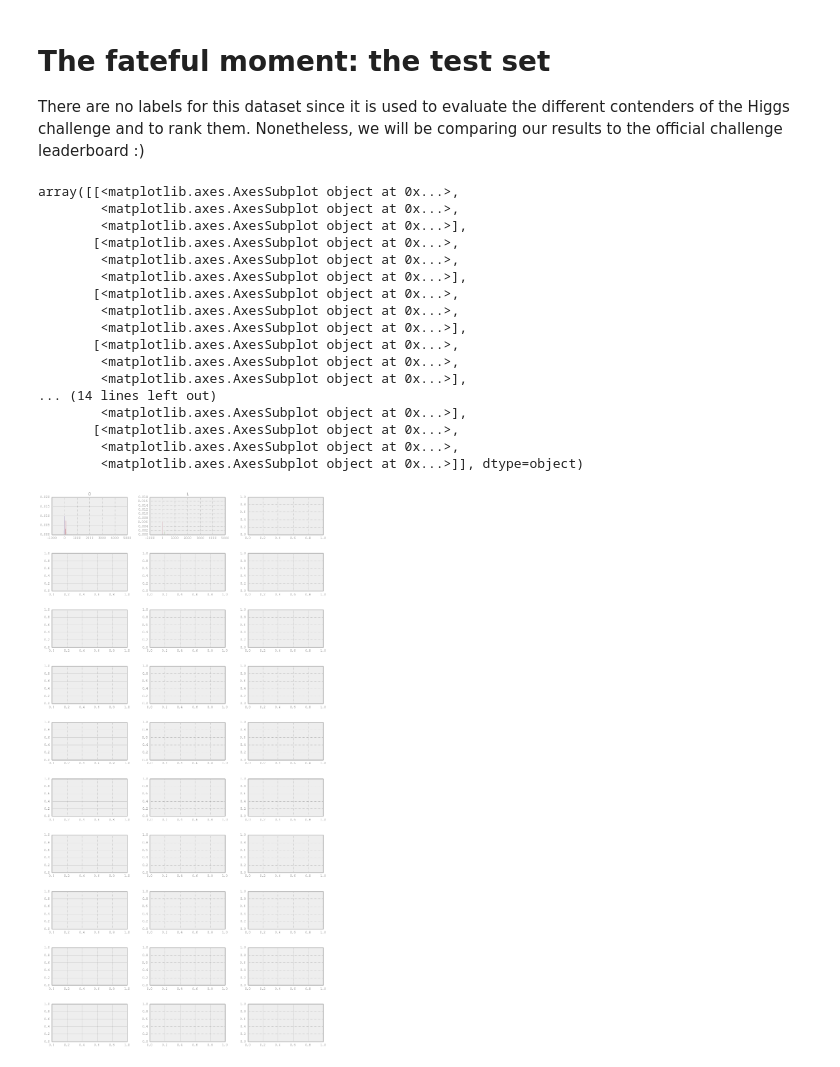
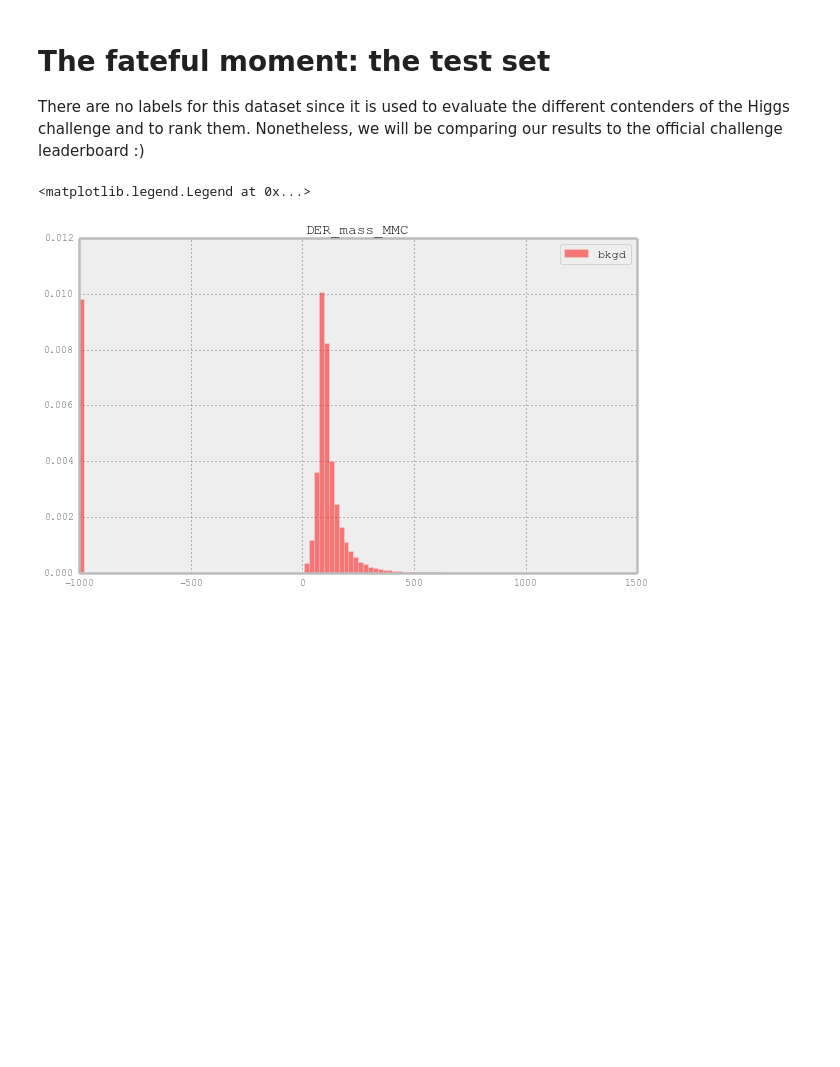
Before and after one commit to Djabbz/SOS14_practical_session, a Jupyter notebook: SOS.ipynb, the cells around one changed output. Saved outputs shown, nothing was run; the diff lists cells and outputs as text; code cells hidden in the pictures; blank space fills up the shorter version.

```diff
--- a/SOS.ipynb
+++ b/SOS.ipynb
@@ -177,27 +189,16 @@ bkgd_weight_sum 205617.769758
 
 There are no labels for this dataset since it is used to evaluate the different contenders of the Higgs challenge and to rank them.
 Nonetheless, we will be comparing our results to the official challenge leaderboard :)
-# %%
-train_data.data[train_data.data_columns[:10]].hist(bins=100, normed=True, figsize=(14,30), layout=(10, 3), by=train_data.label_idx)  ;# weights=train_data.data.Weight
-# %% [output]
-array([[<matplotlib.axes.AxesSubplot object at 0x...>,
-        <matplotlib.axes.AxesSubplot object at 0x...>,
-        <matplotlib.axes.AxesSubplot object at 0x...>],
-       [<matplotlib.axes.AxesSubplot object at 0x...>,
-        <matplotlib.axes.AxesSubplot object at 0x...>,
-        <matplotlib.axes.AxesSubplot object at 0x...>],
-       [<matplotlib.axes.AxesSubplot object at 0x...>,
-        <matplotlib.axes.AxesSubplot object at 0x...>,
-        <matplotlib.axes.AxesSubplot object at 0x...>],
-       [<matplotlib.axes.AxesSubplot object at 0x...>,
-        <matplotlib.axes.AxesSubplot object at 0x...>,
-        <matplotlib.axes.AxesSubplot object at 0x...>],
-... (14 lines left out)
-        <matplotlib.axes.AxesSubplot object at 0x...>],
-       [<matplotlib.axes.AxesSubplot object at 0x...>,
-        <matplotlib.axes.AxesSubplot object at 0x...>,
-        <matplotlib.axes.AxesSubplot object at 0x...>]], dtype=object)
-[figure, removed]
+# %%
+ax = figure().add_subplot(111)
+for c in train_data.data_columns[:1]:
+    train_data.data[[c]][train_data.label_idx == 1].hist(bins=100, normed=True, figsize=(8, 6), alpha=.5, ax=ax, color='blue', label='signal')
+    train_data.data[[c]][train_data.label_idx == 0].hist(bins=100, normed=True, figsize=(8, 6), alpha=.5, ax=ax, color='red', label='bkgd') # weights=train_data.data.Weight
+legend(loc='best')
+# train_data.data[train_data.data_columns[:10]].hist(bins=100, normed=True, figsize=(14,30), layout=(10, 3), by=train_data.label_idx)  ;# weights=train_data.data.Weight
+# %% [output]
+<matplotlib.legend.Legend at 0x...>
+[figure, added]
 # %%
 test_data = SOS.HiggsData('test.csv')
 # test_data = pd.read_csv('test.csv')
```
Also changed, not shown: parts of 12 cells of this notebook, 3 other files.
